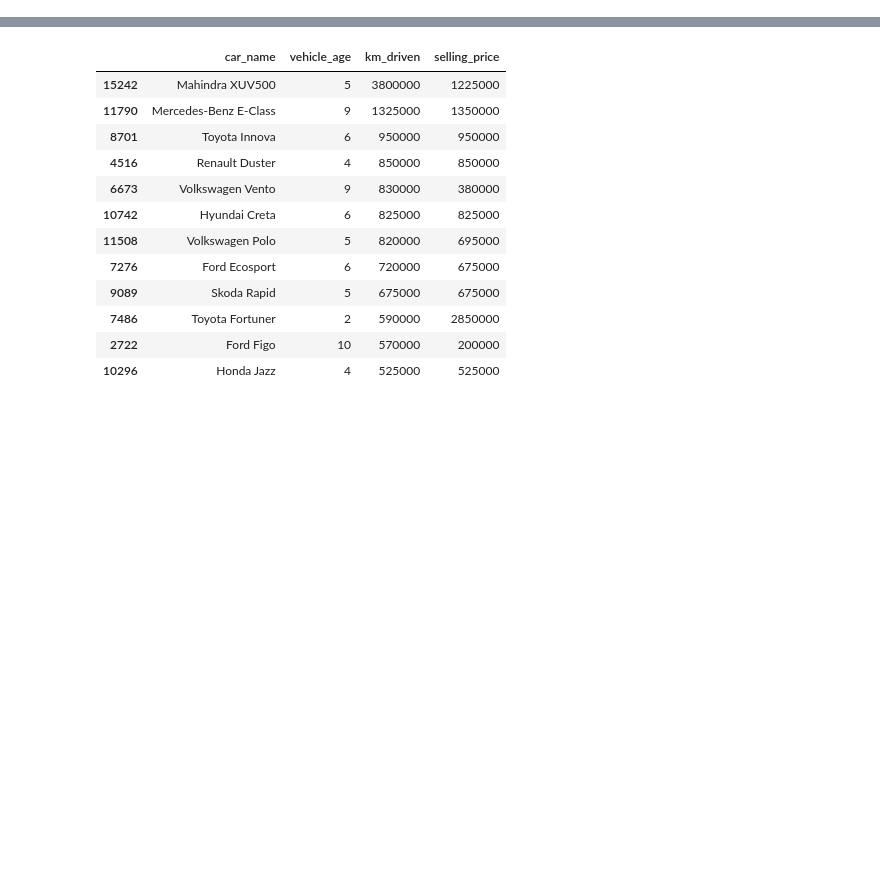
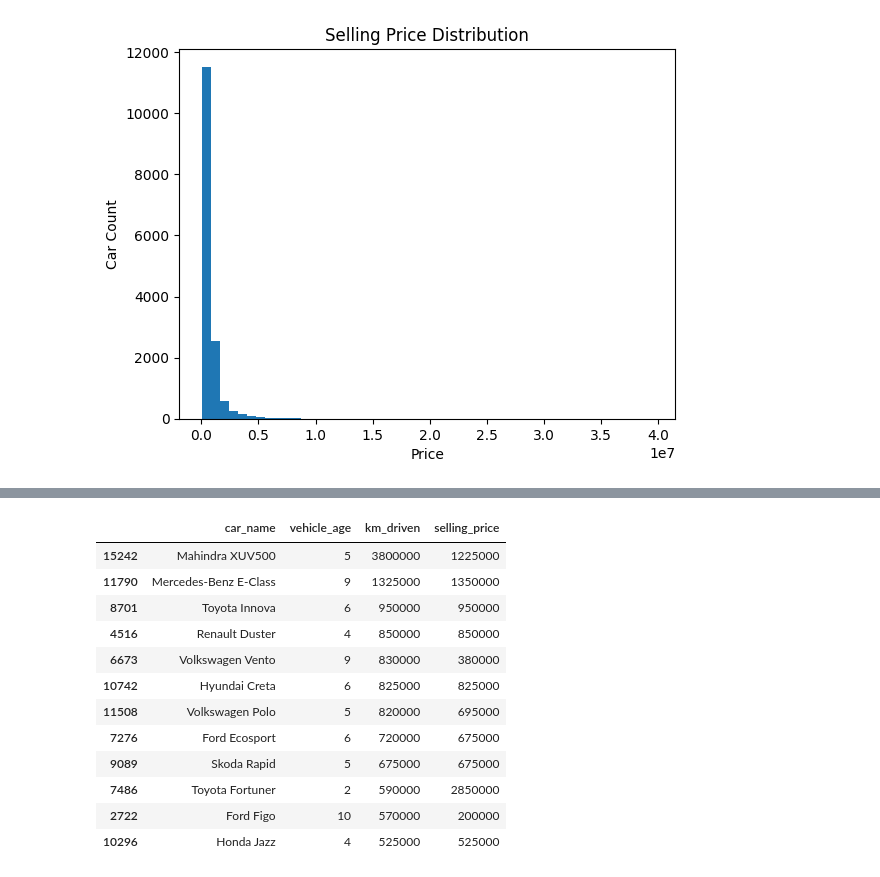
Before and after one commit to BuketSudeSnky/used-car-price-prediction, a Jupyter notebook: 01_data_exploration.ipynb, the cells around one changed output, grey strips where cells are left out. Drawn from its saved outputs; the diff is of its cells as text; code cells hidden in the pictures; blank space fills up the shorter version.

```diff
--- a/01_data_exploration.ipynb
+++ b/01_data_exploration.ipynb
@@ -2,0 +13,8 @@
+# %%
+plt.hist(df["selling_price"], bins=50)
+plt.xlabel("Price")
+plt.ylabel("Car Count")
+plt.title("Selling Price Distribution")
+plt.show()
+# %% [output]
+[figure, added]
```
Also changed, not shown: parts of 14 cells of this notebook.
